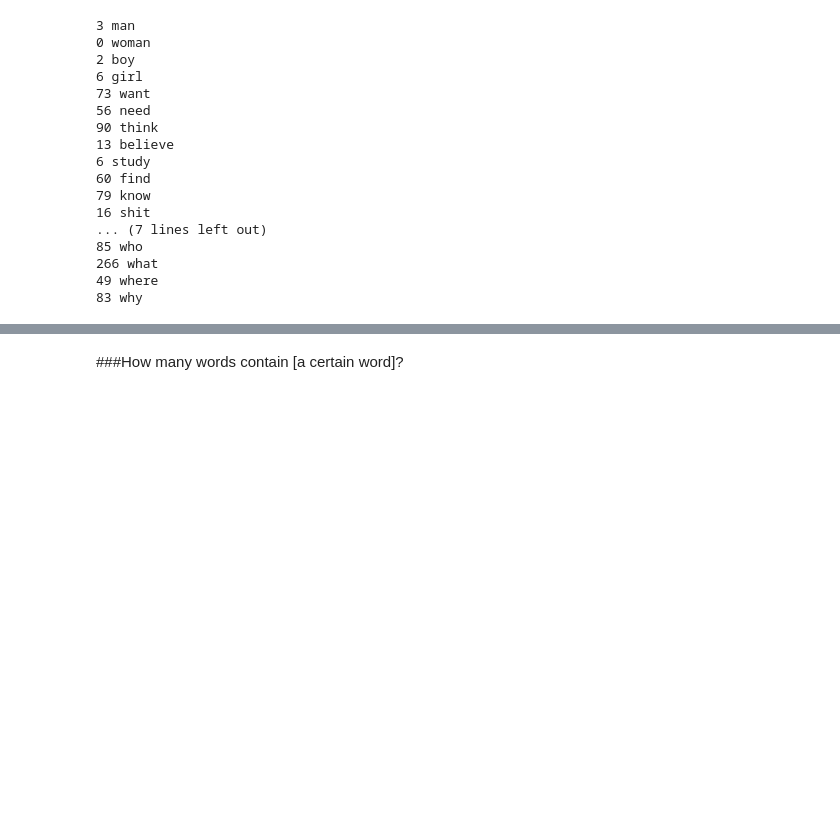
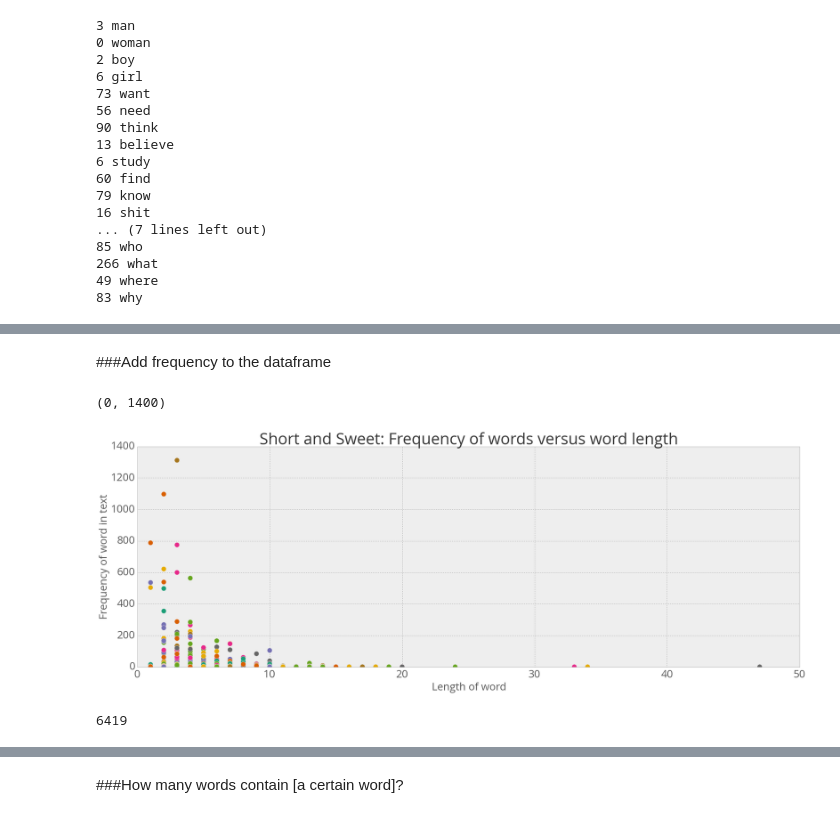
Before and after one commit to c-trl/nlp-with-xanga-entries, a Jupyter notebook: requests.ipynb, the cells around one changed output, grey strips where cells are left out. Drawn from its saved outputs; the diff is of its cells as text; code cells hidden in the pictures; blank space fills up the shorter version.

```diff
--- a/requests.ipynb
+++ b/requests.ipynb
@@ -412,0 +509,3 @@ for word in curious:
+# %%
+df = pd.DataFrame(sorted(alpha))
+df.columns = ["word"]
@@ -412,0 +522,2 @@ for word in curious:
+# %%
+df['length'] = [len(w) for w in df['word']]
@@ -412,0 +577,6 @@ for word in curious:
+# %% [markdown]
+###Add frequency to the dataframe
+# %%
+df['freq'] = [alpha.count(w) for w in df['word']]
+# %%
+uniq = df.drop_duplicates()
@@ -412,0 +585,22 @@ for word in curious:
+# %%
+fig, ax = plt.subplots(figsize=(27,9))
+
+ax.scatter(uniq['length'],
+           uniq['freq'],
+           s=125,
+           #s=(merged['Population'])**1.5/(merged['Population'].mean()),
+           c=colors,
+           alpha=1)
+mpl.rc('font', **font)
+ax.set_xlabel('Length of word', **font)
+ax.set_ylabel('Frequency of word in text', **font)
+ax.set_title('Short and Sweet: Frequency of words versus word length', **bigfont)
+ax.set_xlim([0, 50])
+ax.set_ylim([0,1400])
+# %% [output]
+(0, 1400)
+[figure, added]
+# %%
+print uniq['freq'].count()
+# %% [output]
+6419
```
Also changed, not shown: parts of 54 cells of this notebook.
